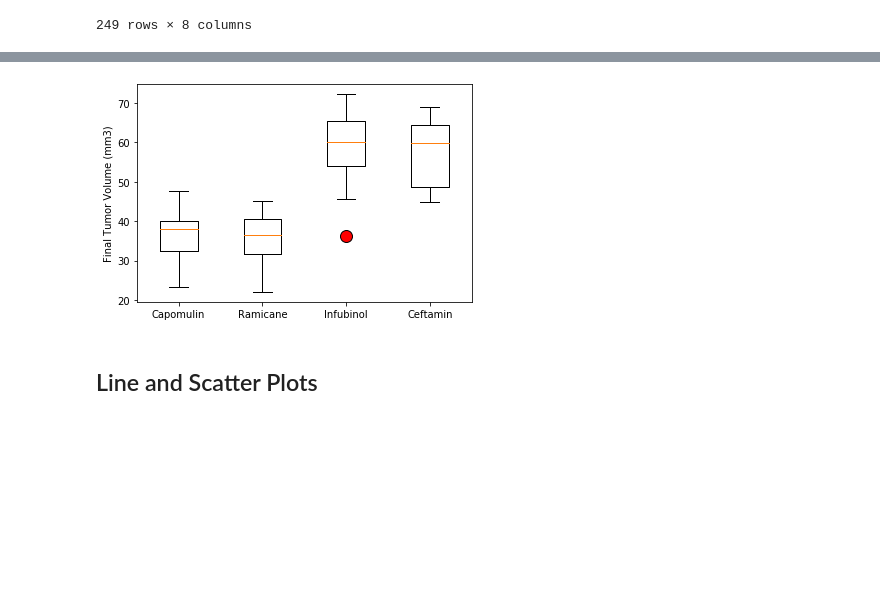
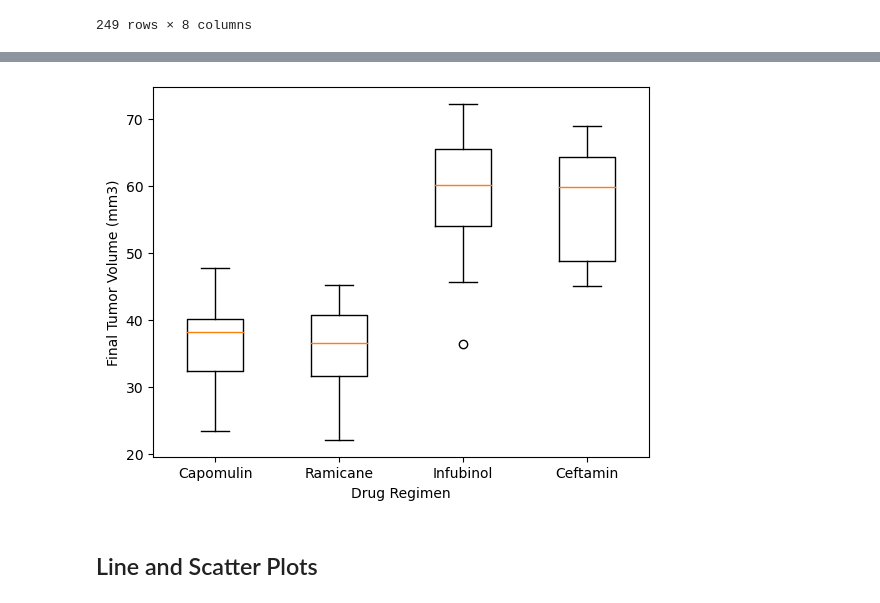
Before and after one commit to jbarbs44/Plotting-Challange, a Jupyter notebook: Pymaceuticals/pymaceuticals_starter.ipynb, the cells around one changed output, grey strips where cells are left out. Cells and saved outputs as stored; diff of their text form; code cells hidden in the pictures; blank space fills up the shorter version.

```diff
--- a/Pymaceuticals/pymaceuticals_starter.ipynb
+++ b/Pymaceuticals/pymaceuticals_starter.ipynb
@@ -259,24 +263,28 @@ tumor_vol_data = []
 # Calculate the IQR and quantitatively determine if there are any potential outliers.
 
 for drug in drugs:
-    if ("Drug Regimen") == drugs[0]:
-        tumor_vol_data.append(["Tumor Volume (mm3)"])
-    if ("Drug Regimen") == drugs[1]:
-        tumor_vol_data.append(["Tumor Volume (mm3)"])
-    if ("Drug Regimen") == drugs[2]:
-        tumor_vol_data.append(["Tumor Volume (mm3)"])
-    if ("Drug Regimen") == drugs[3]:
-        tumor_vol_data.append(["Tumor Volume (mm3)"])
+# Locate the rows which contain mice on each drug and get the tumor volumes
+    drug_df = new_merge_df.loc[new_merge_df["Drug Regimen"]== drug]
+# add subset
+    tumor_vol = drug_df["Tumor Volume (mm3)"]
+    tumor_vol_data.append(tumor_vol)
 
 
-
-print(tumor_vol_data)
-
-    # Locate the rows which contain mice on each drug and get the tumor volumes
+#print(tumor_vol_data)
 
 
-    # add subset
+# Determine outliers using upper and lower bounds
+    quartiles = tumor_vol.quantile([.25,.5,.75])
+    lowerq = quartiles[0.25]
+    upperq = quartiles[0.75]
+    iqr = upperq-lowerq
+    print(f'IQR for {drug}: {iqr}')
 
+    lower_bound = lowerq - (1.5*iqr)
+    upper_bound = upperq + (1.5*iqr)
+    print(f"Values below {drug} {lower_bound} could be outliers.")
+    print(f"Values above {drug} {upper_bound} could be outliers.")
 
-    # Determine outliers using upper and lower bounds
+    outlier_drug = tumor_vol.loc[(drug_df['Tumor Volume (mm3)'] < lower_bound) | (drug_df['Tumor Volume (mm3)'] > upper_bound)].count()
+    print(f"The total of {drug} outliers is {outlier_drug}.")
 # %% [output]
@@ -284,6 +307,11 @@ print(tumor_vol_data)
 # %%
 # Generate a box plot that shows the distrubution of the tumor volume for each treatment group.
+plt.boxplot(tumor_vol_data)
+plt.xticks([1, 2, 3, 4], ["Capomulin", "Ramicane", "Infubinol", "Ceftamin"])
+plt.xlabel("Drug Regimen")
+plt.ylabel("Final Tumor Volume (mm3)")
+plt.show()
 # %% [output]
-[figure, old version]
+[figure, new version]
 # %% [markdown]
 ## Line and Scatter Plots
```
Also changed, not shown: parts of 10 cells of this notebook.
